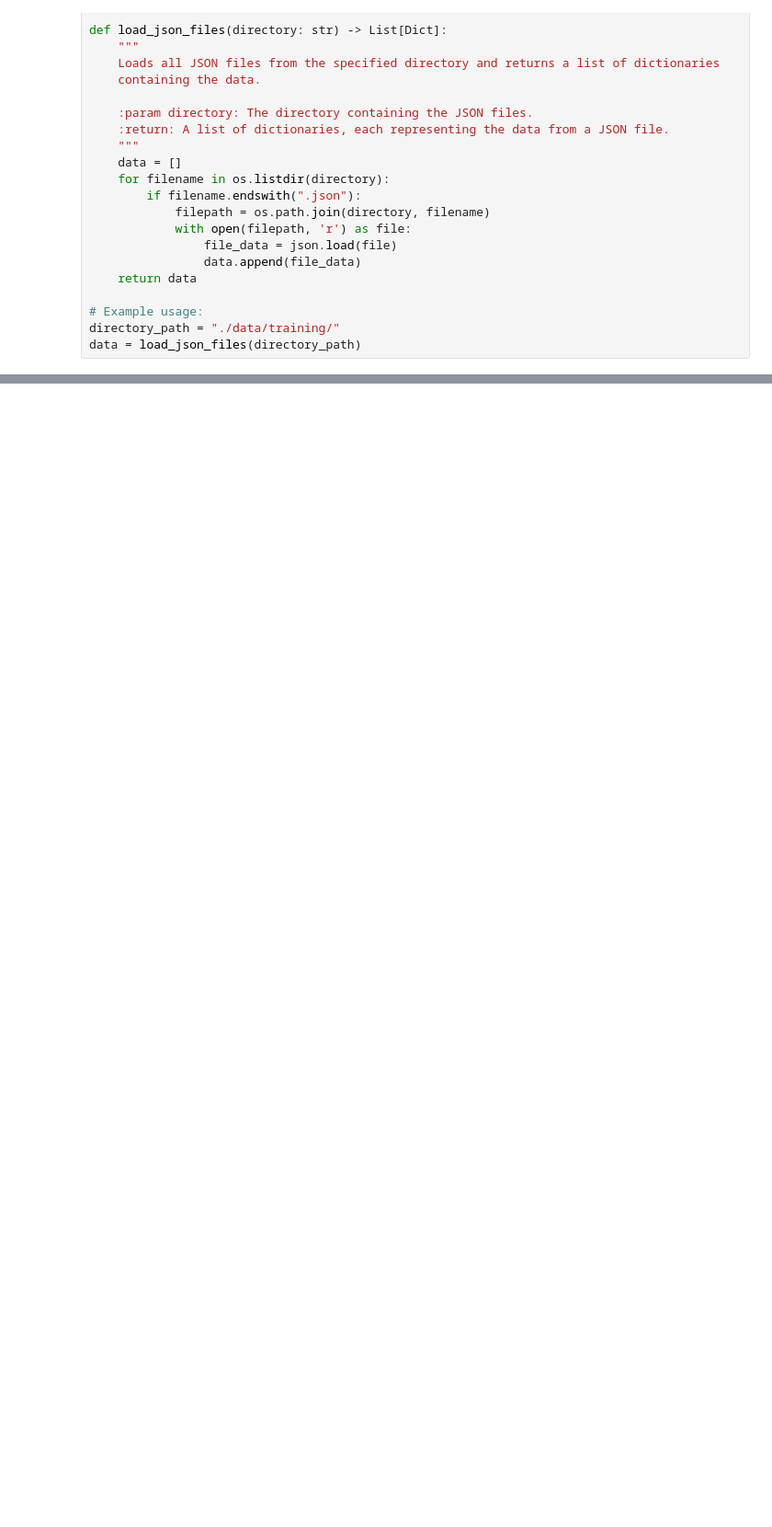
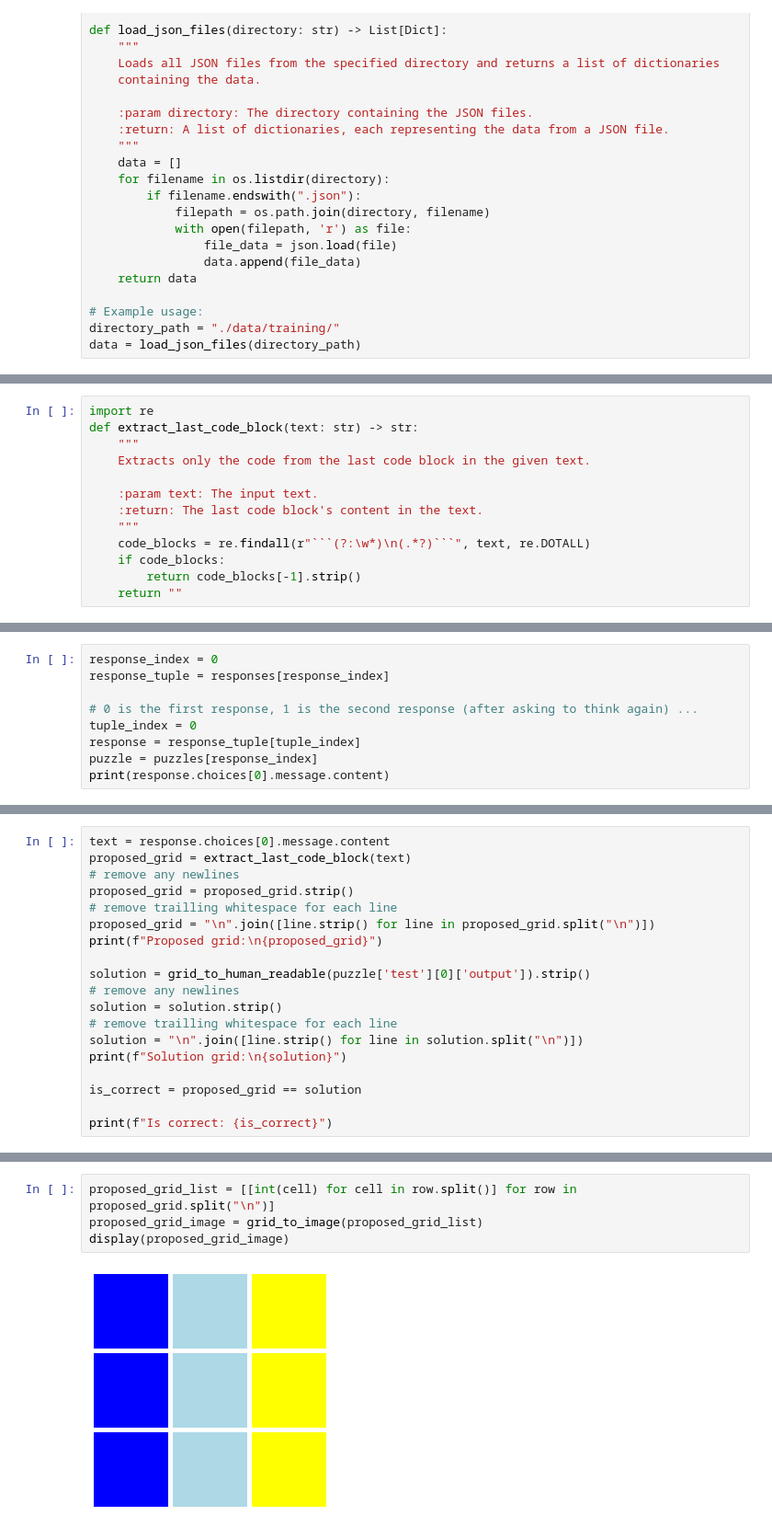
Before and after one commit to Looyyd/ARC-AGI, a Jupyter notebook: solution.ipynb, the cells around one changed output, grey strips where cells are left out. Shown at 92% size. Saved outputs shown, nothing was run; the diff lists cells and outputs as text; blank space fills up the shorter version.

````diff
--- a/solution.ipynb
+++ b/solution.ipynb
@@ -385,0 +400,13 @@ print(grid_to_human_readable(solution))
+# %%
+import re
+def extract_last_code_block(text: str) -> str:
+    """
+    Extracts only the code from the last code block in the given text.
+
+    :param text: The input text.
+    :return: The last code block's content in the text.
+    """
+    code_blocks = re.findall(r"```(?:\w*)\n(.*?)```", text, re.DOTALL)
+    if code_blocks:
+        return code_blocks[-1].strip()
+    return ""
@@ -385,0 +454,9 @@ print(grid_to_human_readable(solution))
+# %%
+response_index = 0
+response_tuple = responses[response_index]
+
+# 0 is the first response, 1 is the second response (after asking to think again) ...
+tuple_index = 0
+response = response_tuple[tuple_index]
+puzzle = puzzles[response_index]
+print(response.choices[0].message.content)
@@ -385,0 +481,19 @@ print(grid_to_human_readable(solution))
+# %%
+text = response.choices[0].message.content
+proposed_grid = extract_last_code_block(text)
+# remove any newlines
+proposed_grid = proposed_grid.strip()
+# remove trailling whitespace for each line
+proposed_grid = "\n".join([line.strip() for line in proposed_grid.split("\n")])
+print(f"Proposed grid:\n{proposed_grid}")
+
+solution = grid_to_human_readable(puzzle['test'][0]['output']).strip()
+# remove any newlines
+solution = solution.strip()
+# remove trailling whitespace for each line
+solution = "\n".join([line.strip() for line in solution.split("\n")])
+print(f"Solution grid:\n{solution}")
+
+is_correct = proposed_grid == solution
+
+print(f"Is correct: {is_correct}")
@@ -385,0 +510,6 @@ print(grid_to_human_readable(solution))
+# %%
+proposed_grid_list = [[int(cell) for cell in row.split()] for row in proposed_grid.split("\n")]
+proposed_grid_image = grid_to_image(proposed_grid_list)
+display(proposed_grid_image)
+# %% [output]
+[figure, added]
````
Also changed, not shown: parts of 23 cells of this notebook, 1 other file.
